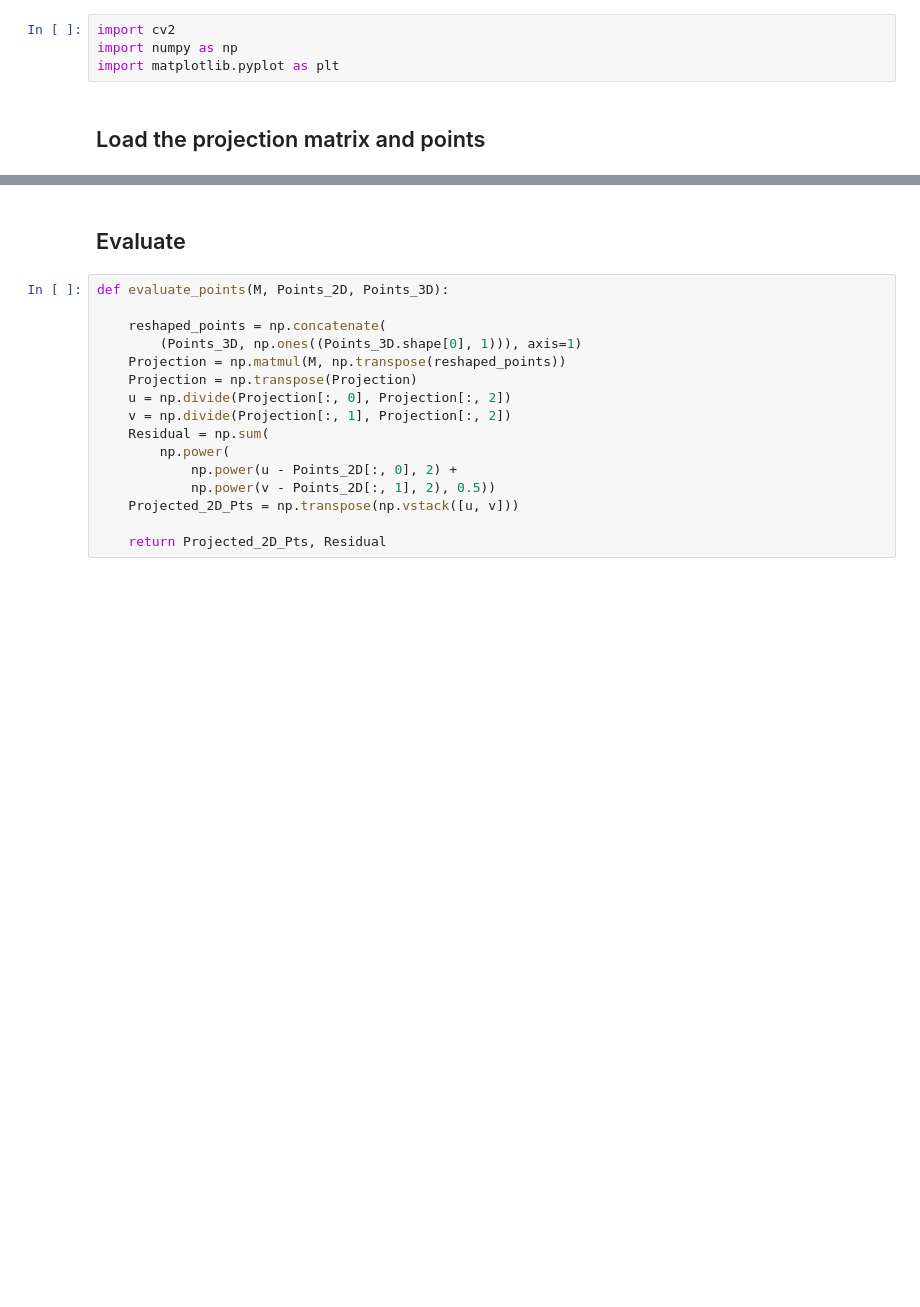
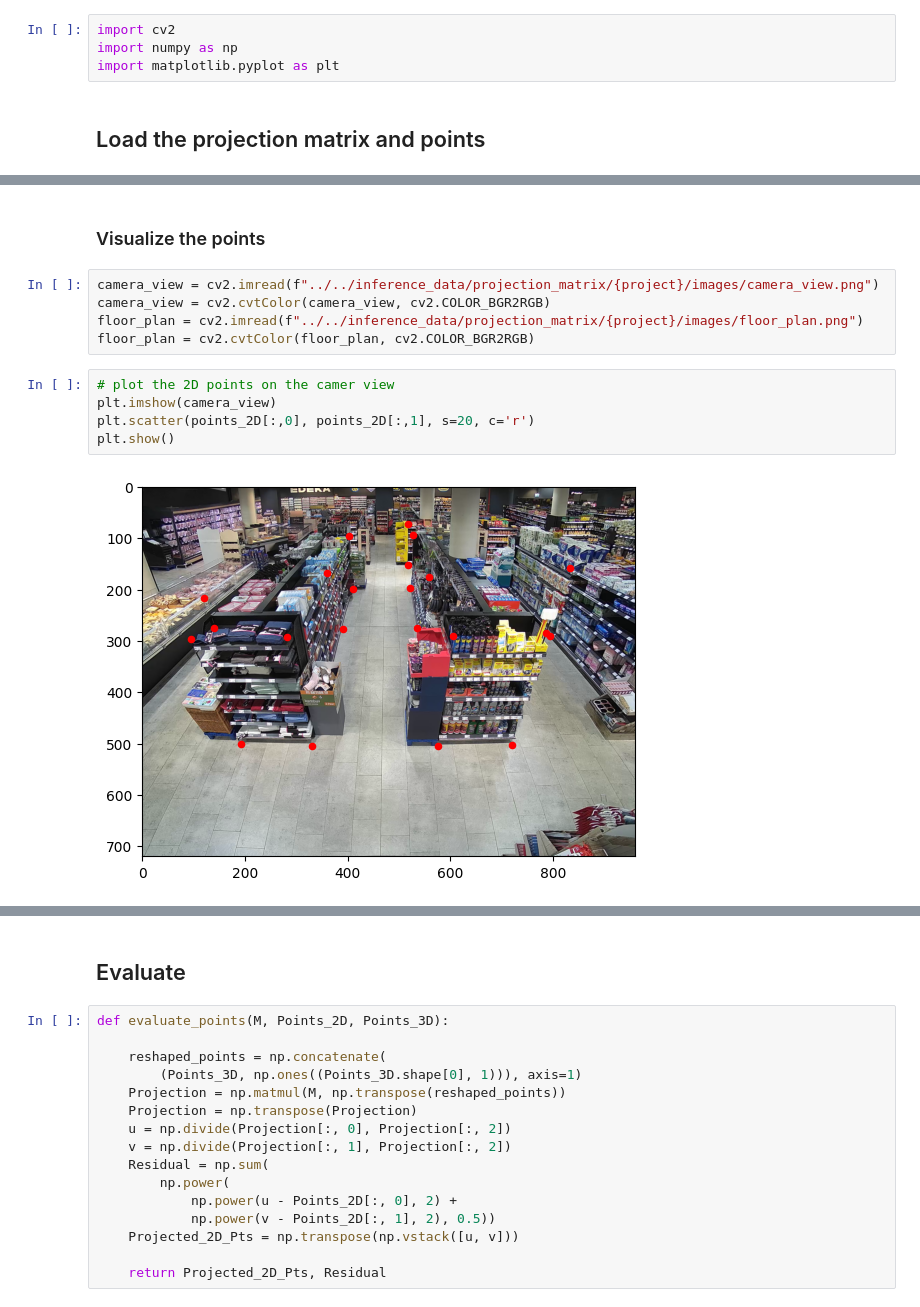
Before and after one commit to theftection/Customer-Path-Prediction, a Jupyter notebook: path_prediction/perspective_transformation/vis_projection.ipynb, the cells around one changed output, grey strips where cells are left out. Drawn from its saved outputs; the diff is of its cells as text; blank space fills up the shorter version.

```diff
--- a/path_prediction/perspective_transformation/vis_projection.ipynb
+++ b/path_prediction/perspective_transformation/vis_projection.ipynb
@@ -24,0 +25,14 @@ array([[-1.20144418e+00,  8.67336410e-01,  2.79089415e-01,
+# %% [markdown]
+### Visualize the points
+# %%
+camera_view = cv2.imread(f"../../inference_data/projection_matrix/{project}/images/camera_view.png")
+camera_view = cv2.cvtColor(camera_view, cv2.COLOR_BGR2RGB)
+floor_plan = cv2.imread(f"../../inference_data/projection_matrix/{project}/images/floor_plan.png")
+floor_plan = cv2.cvtColor(floor_plan, cv2.COLOR_BGR2RGB)
+# %%
+# plot the 2D points on the camer view
+plt.imshow(camera_view)
+plt.scatter(points_2D[:,0], points_2D[:,1], s=20, c='r')
+plt.show()
+# %% [output]
+[figure, added]
```
Also changed, not shown: parts of 8 cells of this notebook.
